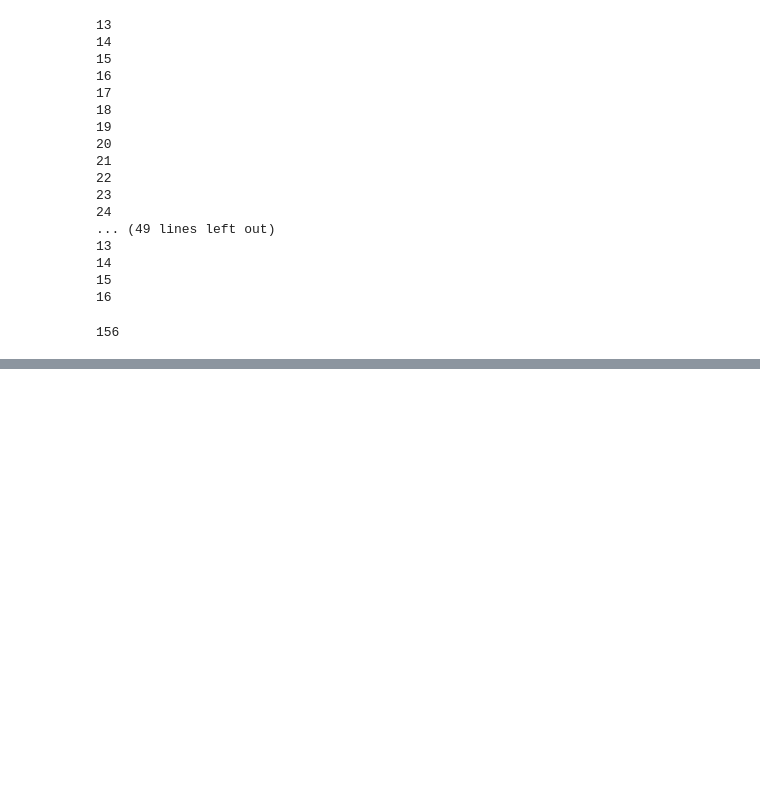
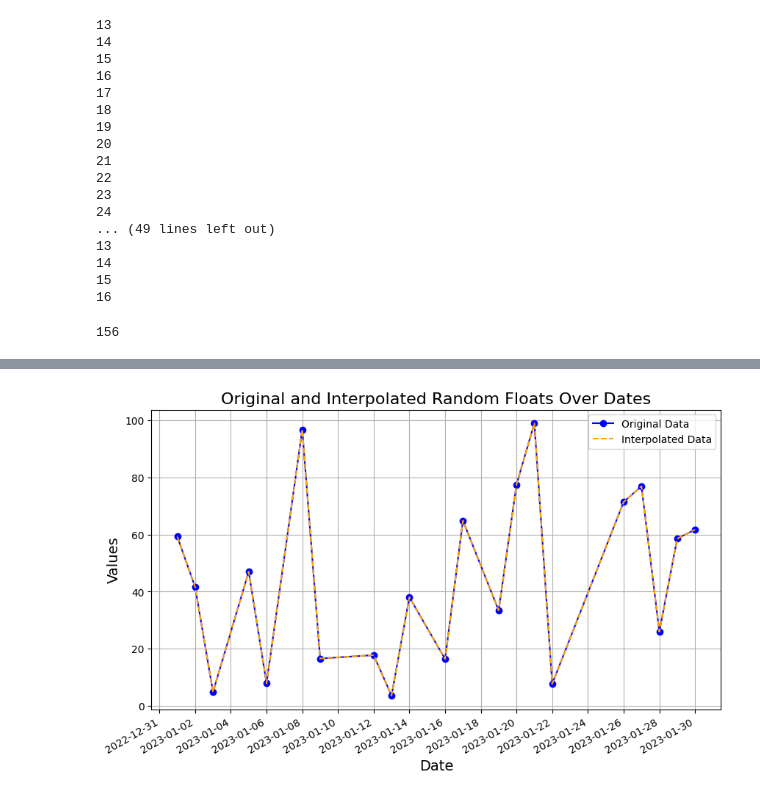
Before and after one commit to BastianSetter/Investment_analysis, a Jupyter notebook: testing.ipynb, the cells around one changed output, grey strips where cells are left out. Drawn from its saved outputs; the diff is of its cells as text; code cells hidden in the pictures; blank space fills up the shorter version.

```diff
--- a/testing.ipynb
+++ b/testing.ipynb
@@ -80,0 +114,52 @@ round(156.489)
+# %%
+import numpy as np
+import matplotlib.pyplot as plt
+from datetime import datetime, timedelta
+from scipy.interpolate import interp1d
+import matplotlib.dates as mdates
+
+# Define the date range and missing days
+start_date = datetime(2023, 1, 1)
+end_date = datetime(2023, 1, 30)
+missing_days = {4, 7, 10, 11, 15, 18, 23, 24, 25}
+
+# Create the list of dates with the missing days removed
+dates = [start_date + timedelta(days=i) for i in range((end_date - start_date).days + 1) if (i + 1) not in missing_days]
+
+# Generate the corresponding random float values
+floats = np.random.rand(len(dates)) * 100  # random floats between 0 and 100
+
+# Create the full list of dates
+full_dates = [start_date + timedelta(days=i) for i in range((end_date - start_date).days + 1)]
+
+# Convert datetime to float days for interpolation
+date_nums = mdates.date2num(dates)
+full_date_nums = mdates.date2num(full_dates)
+
+# Perform interpolation
+interp_func = interp1d(date_nums, floats, kind='linear', fill_value="extrapolate")
+interpolated_floats = interp_func(full_date_nums)
+
+# Plot the data
+plt.figure(figsize=(10, 6))
+
+# Original data
+plt.plot(dates, floats, marker='o', linestyle=None, color='blue', label='Original Data')
+
+# Interpolated data
+plt.plot(full_dates, interpolated_floats, linestyle='--', color='orange', label='Interpolated Data')
+
+# Formatting the date on x-axis
+plt.gca().xaxis.set_major_formatter(mdates.DateFormatter('%Y-%m-%d'))
+plt.gca().xaxis.set_major_locator(mdates.DayLocator(interval=2))
+
+plt.xlabel('Date', fontsize=14)
+plt.ylabel('Values', fontsize=14)
+plt.title('Original and Interpolated Random Floats Over Dates', fontsize=16)
+plt.grid(True)
+plt.legend()
+plt.gcf().autofmt_xdate()
+
+plt.show()
+# %% [output]
+[figure, added]
```
Also changed, not shown: parts of 1 cell of this notebook, 4 other files.
